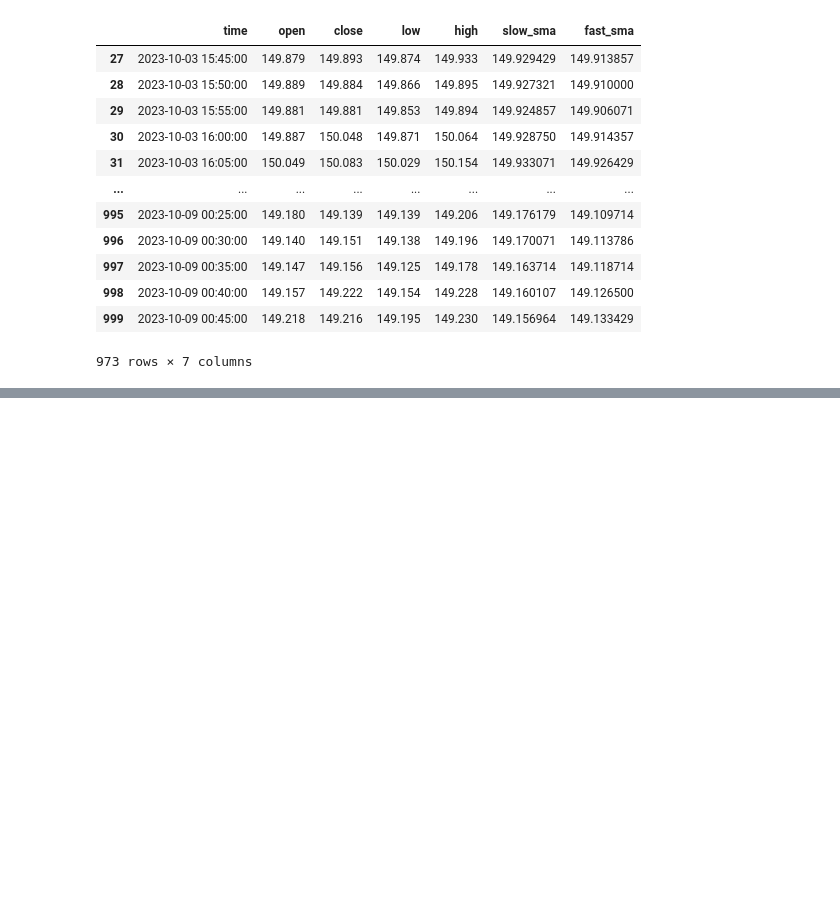
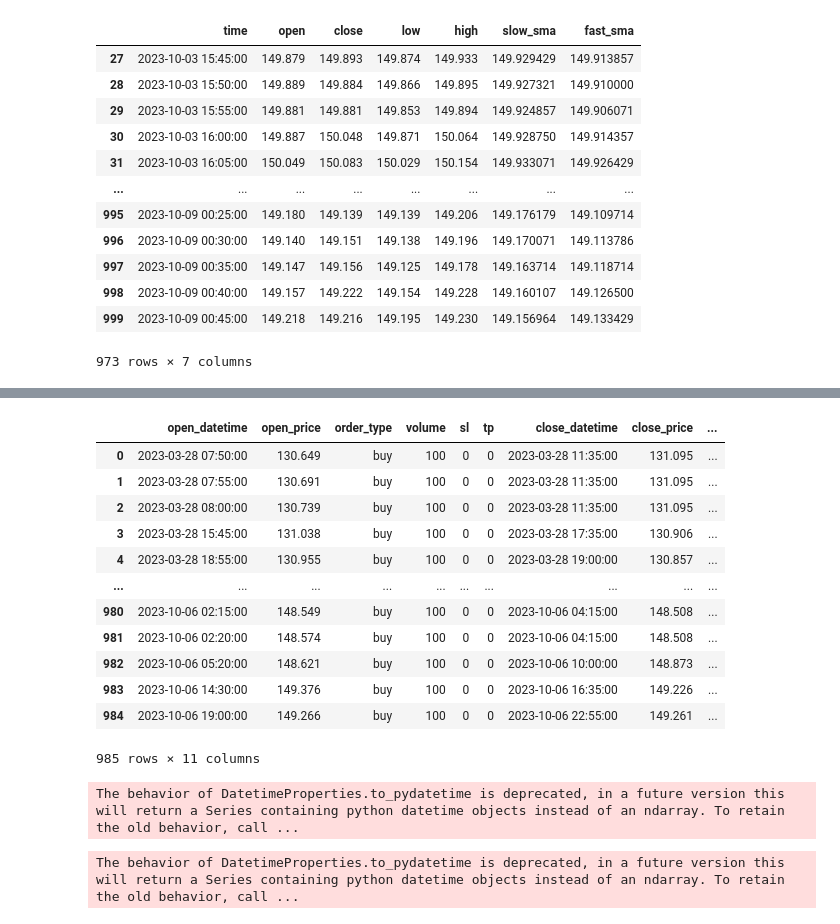
Before and after one commit to joaoluke/python-investment, a Jupyter notebook: crossover_trading.ipynb, the cells around one changed output, grey strips where cells are left out. Cells and saved outputs as stored; diff of their text form; code cells hidden in the pictures; blank space fills up the shorter version.

Commit message:
feat: strategy crossver sma

```diff
--- a/crossover_trading.ipynb
+++ b/crossover_trading.ipynb
@@ -44,0 +76,8 @@ df
+# %%
+# visualize close price
+fig = px.line(df, x='time', y=['close', 'fast_sma', 'slow_sma'])
+
+for i, row in signal.iterrows():
+    fig.add_vline(x=row.time)
+
+fig.show()
@@ -44,0 +152,48 @@ df
+# %%
+sma_crossover_strategy = Strategy(df, 10000, 100)
+result = sma_crossover_strategy.run()
+
+result
+# %% [output]
+|  | open_datetime | open_price | order_type | volume | sl | tp | close_datetime | close_price | ... |
+| 0 | 2023-03-28 07:50:00 | 130.649 | buy | 100 | 0 | 0 | 2023-03-28 11:35:00 | 131.095 | ... |
+| 1 | 2023-03-28 07:55:00 | 130.691 | buy | 100 | 0 | 0 | 2023-03-28 11:35:00 | 131.095 | ... |
+| 2 | 2023-03-28 08:00:00 | 130.739 | buy | 100 | 0 | 0 | 2023-03-28 11:35:00 | 131.095 | ... |
+| 3 | 2023-03-28 15:45:00 | 131.038 | buy | 100 | 0 | 0 | 2023-03-28 17:35:00 | 130.906 | ... |
+| 4 | 2023-03-28 18:55:00 | 130.955 | buy | 100 | 0 | 0 | 2023-03-28 19:00:00 | 130.857 | ... |
+| ... | ... | ... | ... | ... | ... | ... | ... | ... | ... |
+| 980 | 2023-10-06 02:15:00 | 148.549 | buy | 100 | 0 | 0 | 2023-10-06 04:15:00 | 148.508 | ... |
+| 981 | 2023-10-06 02:20:00 | 148.574 | buy | 100 | 0 | 0 | 2023-10-06 04:15:00 | 148.508 | ... |
+| 982 | 2023-10-06 05:20:00 | 148.621 | buy | 100 | 0 | 0 | 2023-10-06 10:00:00 | 148.873 | ... |
+| 983 | 2023-10-06 14:30:00 | 149.376 | buy | 100 | 0 | 0 | 2023-10-06 16:35:00 | 149.226 | ... |
+| 984 | 2023-10-06 19:00:00 | 149.266 | buy | 100 | 0 | 0 | 2023-10-06 22:55:00 | 149.261 | ... |
+985 rows × 11 columns
+# %%
+px.line(result, x='close_datetime', y='pnl')
+# %% [output]
+The behavior of DatetimeProperties.to_pydatetime is deprecated, in a future version this will return a Series containing python datetime objects instead of an ndarray. To retain the old behavior, call ...
+# %%
+# visualize close price
+fig = px.line(df, x='time', y=['close', 'fast_sma', 'slow_sma'])
+
+for i, row in signal.iterrows():
+    fig.add_vline(x=row.time)
+
+for i, row in result[result['status'] == 'closed'].iterrows():
+
+    if row.profit > 0:
+        fig.add_shape(type="line",
+            x0=row.open_datetime, y0=row.open_price, x1=row.close_datetime, y1=row.close_price,
+            line=dict(color="Green",width=3)
+                     )
+
+    elif row.profit < 0:
+        fig.add_shape(type="line",
+            x0=row.open_datetime, y0=row.open_price, x1=row.close_datetime, y1=row.close_price,
+            line=dict(color="Red",width=3)
+                      )
+
+
+fig.show()
+# %% [output]
+The behavior of DatetimeProperties.to_pydatetime is deprecated, in a future version this will return a Series containing python datetime objects instead of an ndarray. To retain the old behavior, call ...
```
Also changed, not shown: parts of 2 cells of this notebook.
